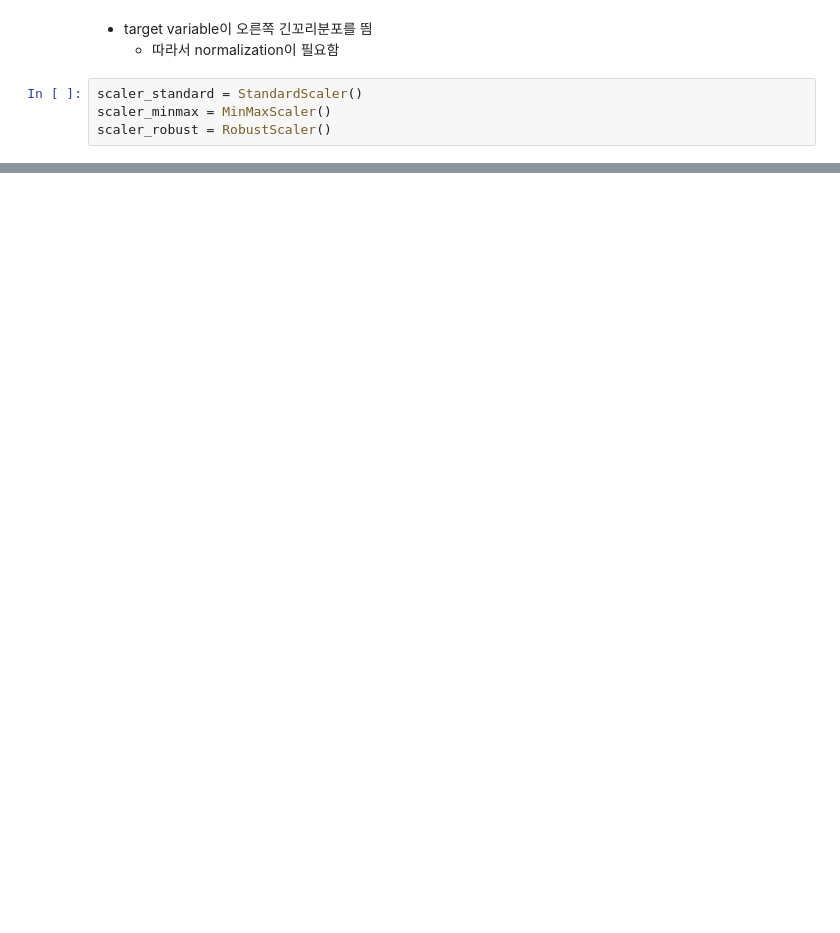
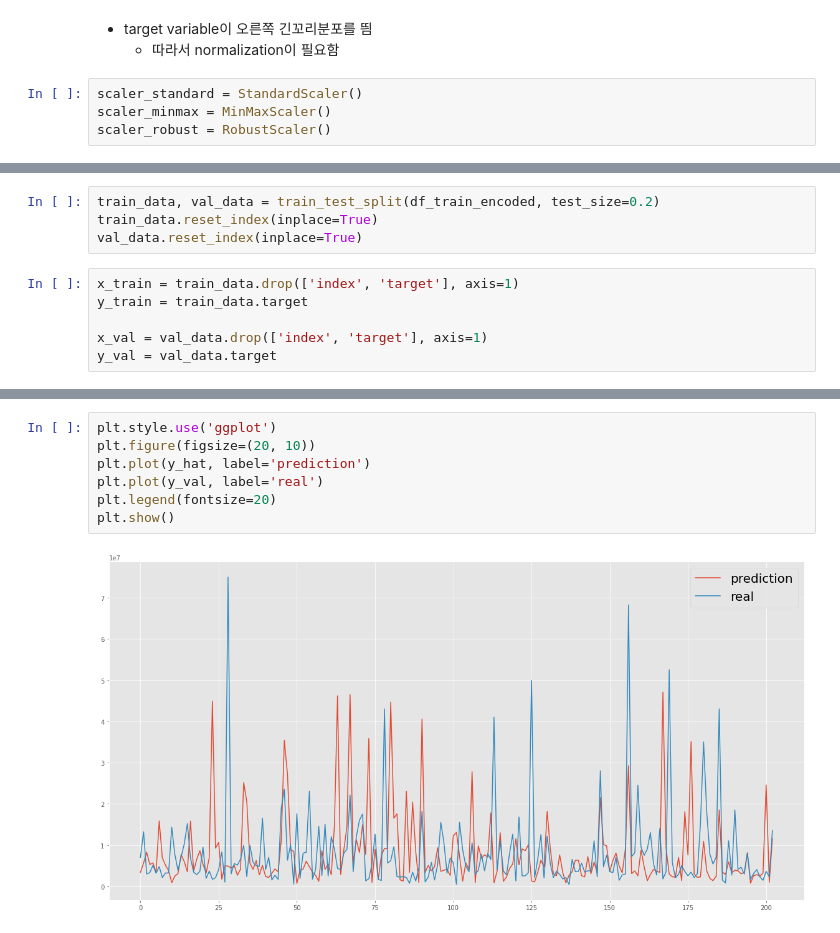
Before and after one commit to dong-hoon-lee/self_study, a Jupyter notebook: dacon/car_price_pred/car_price.ipynb, the cells around one changed output, grey strips where cells are left out. Cells and saved outputs as stored; diff of their text form; blank space fills up the shorter version.

```diff
--- a/dacon/car_price_pred/car_price.ipynb
+++ b/dacon/car_price_pred/car_price.ipynb
@@ -320,0 +372,10 @@ Reshape your data either using array.reshape(-1, 1) if your data has a single fe
+# %%
+train_data, val_data = train_test_split(df_train_encoded, test_size=0.2)
+train_data.reset_index(inplace=True)
+val_data.reset_index(inplace=True)
+# %%
+x_train = train_data.drop(['index', 'target'], axis=1)
+y_train = train_data.target
+
+x_val = val_data.drop(['index', 'target'], axis=1)
+y_val = val_data.target
@@ -320,0 +412,9 @@ Reshape your data either using array.reshape(-1, 1) if your data has a single fe
+# %%
+plt.style.use('ggplot')
+plt.figure(figsize=(20, 10))
+plt.plot(y_hat, label='prediction')
+plt.plot(y_val, label='real')
+plt.legend(fontsize=20)
+plt.show()
+# %% [output]
+[figure, added]
```
Also changed, not shown: parts of 30 cells of this notebook, 1 other file.
